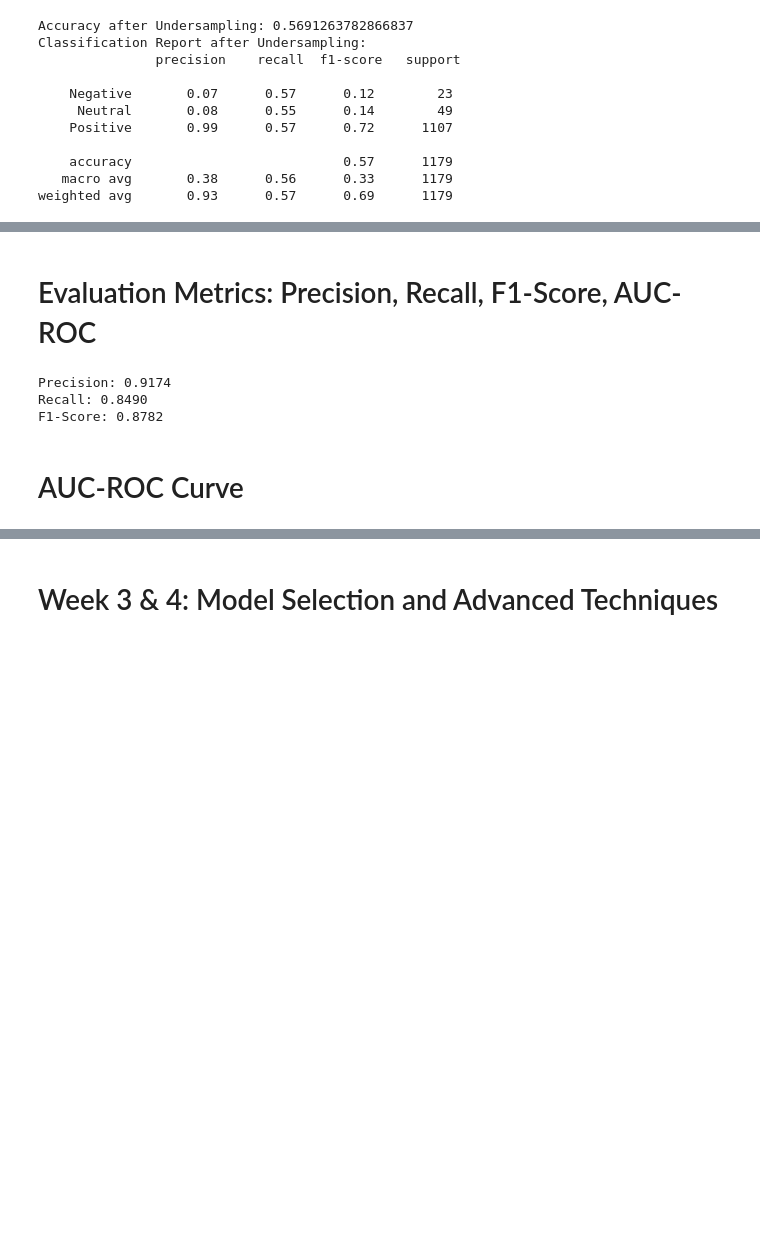
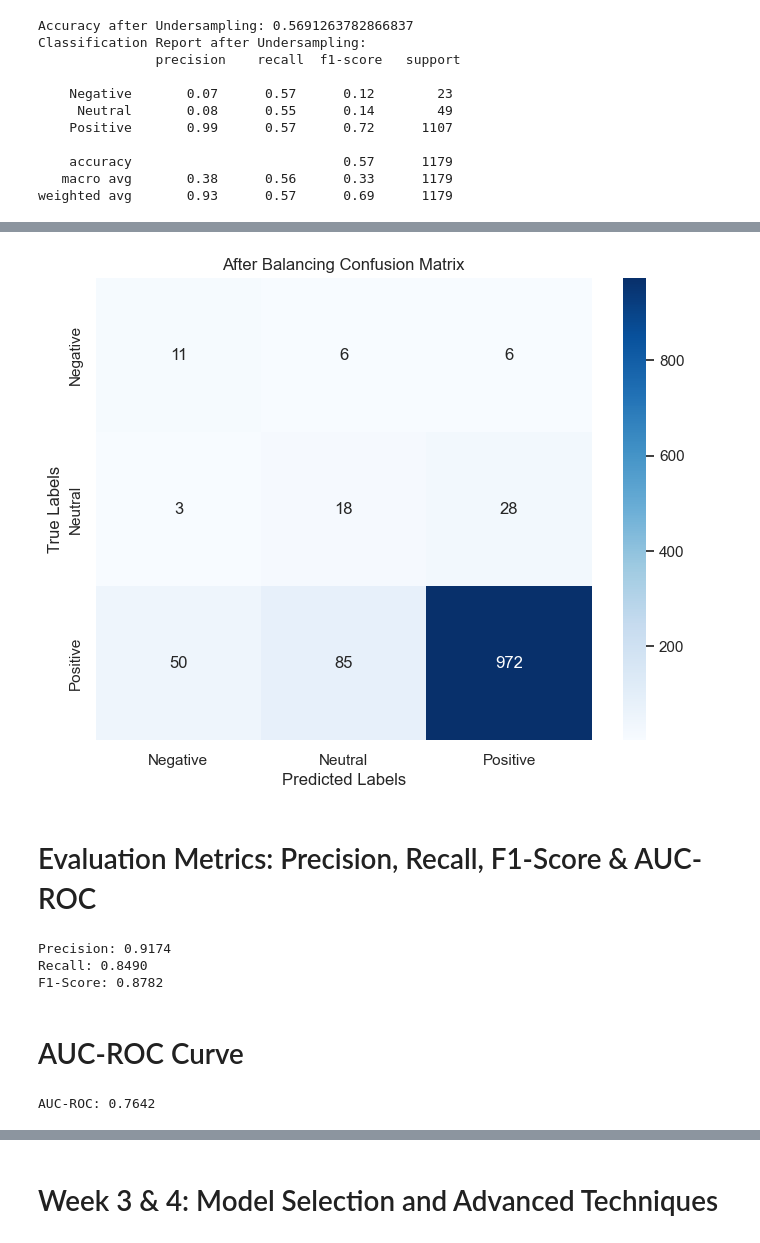
Before and after one commit to analysis86/Capstone-E-commerce, a Jupyter notebook: Jupyter Notebook/ Task 1 & 2_Class Imbalance Problem.ipynb, the cells around one changed output, grey strips where cells are left out. Saved outputs shown, nothing was run; the diff lists cells and outputs as text; code cells hidden in the pictures; blank space fills up the shorter version.

```diff
--- a/Jupyter Notebook/ Task 1 & 2_Class Imbalance Problem.ipynb
+++ b/Jupyter Notebook/ Task 1 & 2_Class Imbalance Problem.ipynb
@@ -448,19 +561,31 @@ weighted avg       0.93      0.57      0.69      1179
+# %%
+# Generate confusion matrix
+cm = confusion_matrix(y_test, y_pred_resampled)
+
+# Plot the confusion matrix
+plt.figure(figsize=(8, 6))
+sns.heatmap(cm, annot=True, fmt='d', cmap='Blues', xticklabels=['Negative', 'Neutral', 'Positive'], yticklabels=['Negative', 'Neutral', 'Positive'])
+plt.title('After Balancing Confusion Matrix')
+plt.xlabel('Predicted Labels')
+plt.ylabel('True Labels')
+plt.show()
+# %% [output]
+[figure, added]
 # %% [markdown]
-# Evaluation Metrics: Precision, Recall, F1-Score, AUC-ROC
+# Evaluation Metrics: Precision, Recall, F1-Score & AUC-ROC
 # %%
-from sklearn.metrics import precision_score, recall_score, f1_score
-
-# Calculate Precision, Recall, F1-Score
+# Calculate Precision, Recall & F1-Score
 precision = precision_score(y_test, y_pred_resampled, average='weighted')
 recall = recall_score(y_test, y_pred_resampled, average='weighted')
 f1 = f1_score(y_test, y_pred_resampled, average='weighted')
-
-print(f"Precision: {precision:.4f}")
-print(f"Recall: {recall:.4f}")
-print(f"F1-Score: {f1:.4f}")
-# %% [output]
-Precision: 0.9174
-Recall: 0.8490
-F1-Score: 0.8782
+# %%
+# Display the results
+print(f"Precision: {precision:.4f}")
+print(f"Recall: {recall:.4f}")
+print(f"F1-Score: {f1:.4f}")
+# %% [output]
+Precision: 0.9174
+Recall: 0.8490
+F1-Score: 0.8782
 # %% [markdown]
 # AUC-ROC Curve
@@ -467 +595,9 @@ F1-Score: 0.8782
+# %%
+# Compute AUC-ROC
+auc = roc_auc_score(y_test, y_prob, multi_class='ovr')
+
+# Display the AUC-ROC result
+print(f"AUC-ROC: {auc:.4f}")
+# %% [output]
+AUC-ROC: 0.7642
 # %%
```
Also changed, not shown: parts of 190 cells of this notebook.
